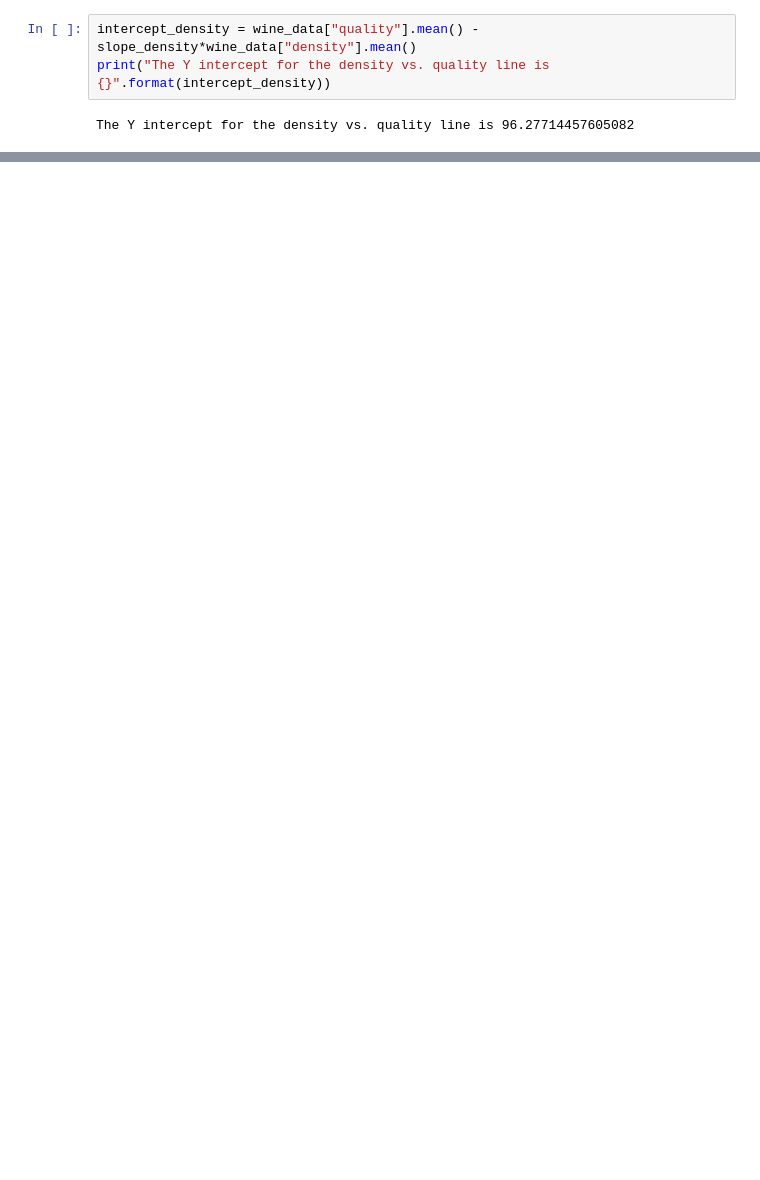
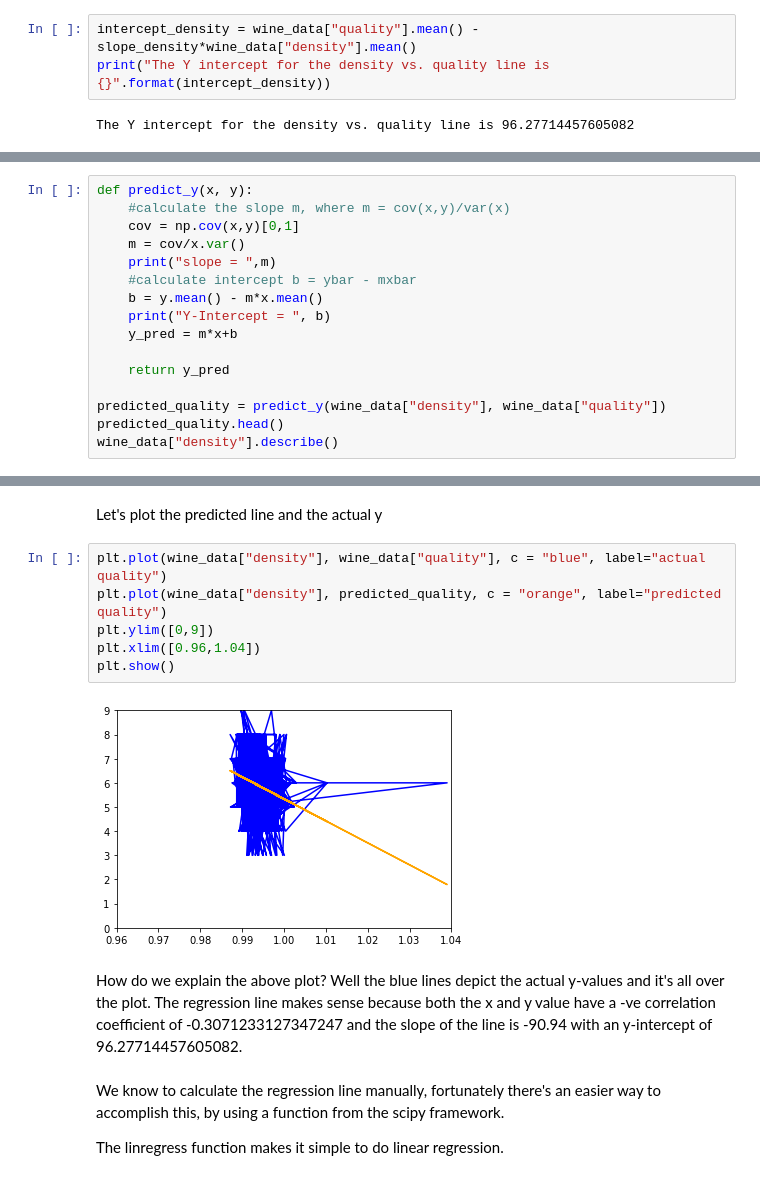
Before and after one commit to jkoyan/datascience_reference, a Jupyter notebook: linear-regression/linear_regression_predict_wine_quality.ipynb, the cells around one changed output, grey strips where cells are left out. Saved outputs shown, nothing was run; the diff lists cells and outputs as text; blank space fills up the shorter version.

```diff
--- a/linear-regression/linear_regression_predict_wine_quality.ipynb
+++ b/linear-regression/linear_regression_predict_wine_quality.ipynb
@@ -154,0 +170,16 @@ In order to this we will apply the original formula for a line -
+# %%
+def predict_y(x, y):
+    #calculate the slope m, where m = cov(x,y)/var(x)
+    cov = np.cov(x,y)[0,1]
+    m = cov/x.var()
+    print("slope = ",m)
+    #calculate intercept b = ybar - mxbar
+    b = y.mean() - m*x.mean()
+    print("Y-Intercept = ", b)
+    y_pred = m*x+b
+
+    return y_pred
+
+predicted_quality = predict_y(wine_data["density"], wine_data["quality"])
+predicted_quality.head()
+wine_data["density"].describe()
@@ -154,0 +198,17 @@ In order to this we will apply the original formula for a line -
+# %% [markdown]
+Let's plot the predicted line and the actual y
+# %%
+plt.plot(wine_data["density"], wine_data["quality"], c = "blue", label="actual quality")
+plt.plot(wine_data["density"], predicted_quality, c = "orange", label="predicted quality")
+plt.ylim([0,9])
+plt.xlim([0.96,1.04])
+plt.show()
+# %% [output]
+[figure, added]
+# %% [markdown]
+How do we explain the above plot?
+Well the blue lines depict the actual y-values and it's all over the plot. The regression line makes sense because both the x and y value have a -ve correlation coefficient of -0.3071233127347247 and the slope of the line is -90.94 with an y-intercept of 96.27714457605082.
+# %% [markdown]
+We know to calculate the regression line manually, fortunately there's an easier way to accomplish this, by using a function from the scipy framework.
+
+The linregress function makes it simple to do linear regression.
```
Also changed, not shown: parts of 8 cells of this notebook.
